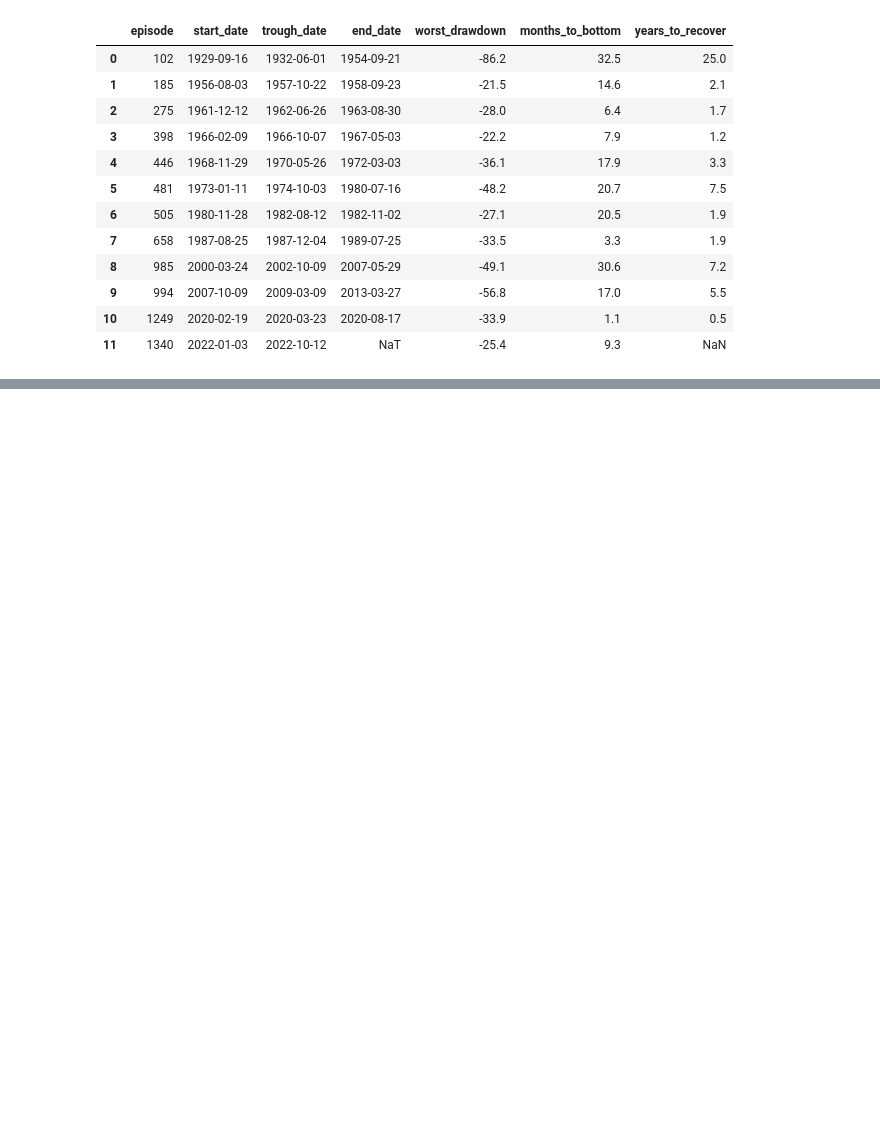
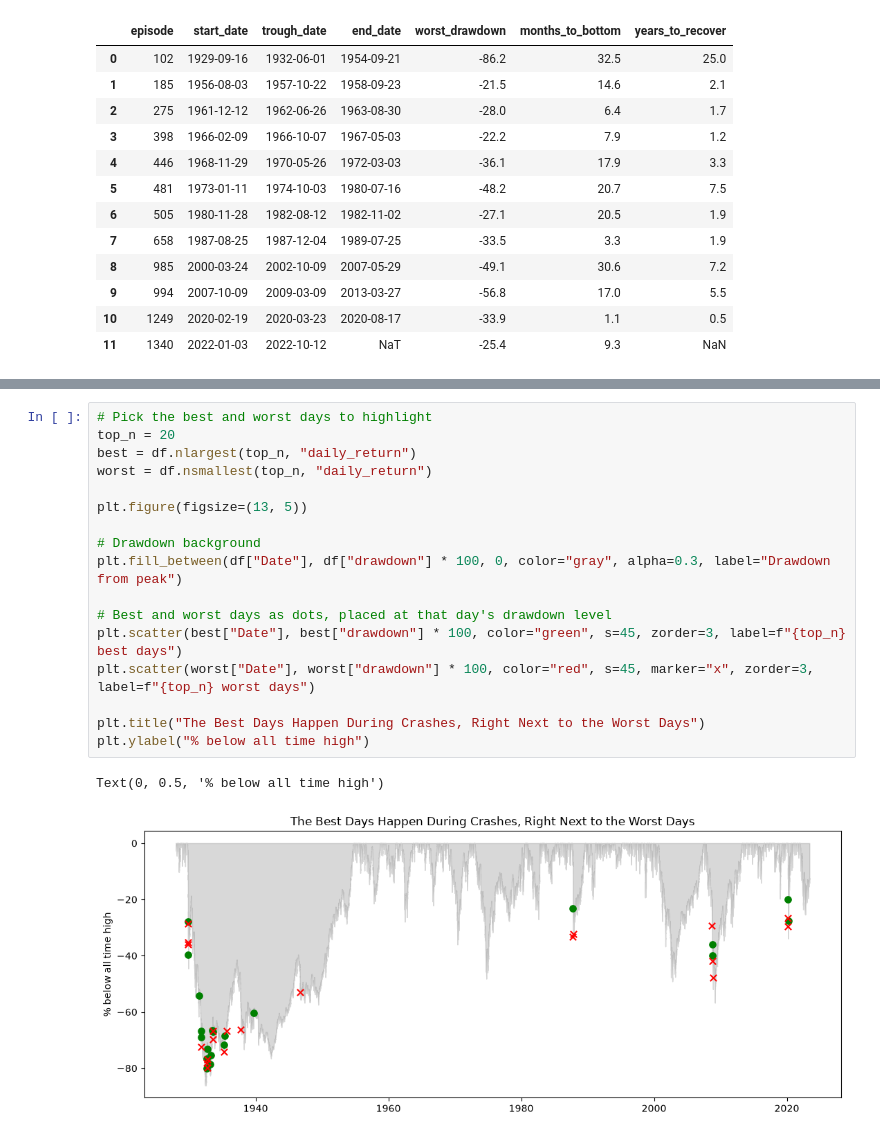
Before and after one commit to meowthaum/SNP500-Study, a Jupyter notebook: SNP500-Analysis/01_explore.ipynb, the cells around one changed output, grey strips where cells are left out. Cells and saved outputs as stored; diff of their text form; blank space fills up the shorter version.

```diff
--- a/SNP500-Analysis/01_explore.ipynb
+++ b/SNP500-Analysis/01_explore.ipynb
@@ -117,0 +175,20 @@ bear_markets
+# %%
+# Pick the best and worst days to highlight
+top_n = 20
+best = df.nlargest(top_n, "daily_return")
+worst = df.nsmallest(top_n, "daily_return")
+
+plt.figure(figsize=(13, 5))
+
+# Drawdown background
+plt.fill_between(df["Date"], df["drawdown"] * 100, 0, color="gray", alpha=0.3, label="Drawdown from peak")
+
+# Best and worst days as dots, placed at that day's drawdown level
+plt.scatter(best["Date"], best["drawdown"] * 100, color="green", s=45, zorder=3, label=f"{top_n} best days")
+plt.scatter(worst["Date"], worst["drawdown"] * 100, color="red", s=45, marker="x", zorder=3, label=f"{top_n} worst days")
+
+plt.title("The Best Days Happen During Crashes, Right Next to the Worst Days")
+plt.ylabel("% below all time high")
+# %% [output]
+Text(0, 0.5, '% below all time high')
+[figure, added]
```
Also changed, not shown: parts of 5 cells of this notebook.
